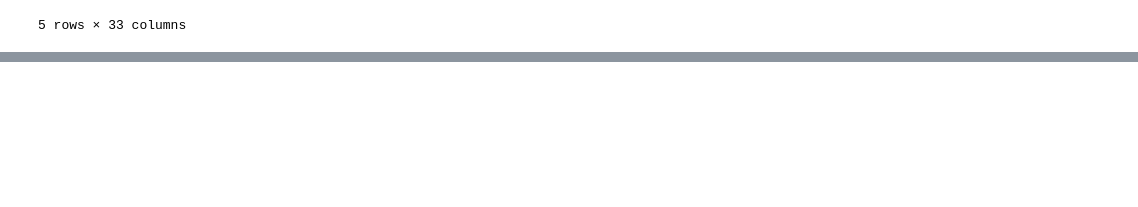
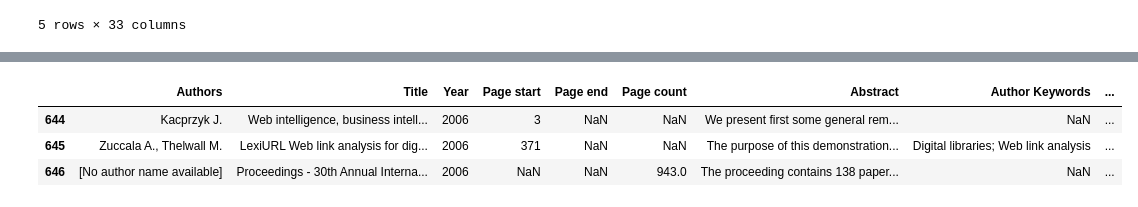
Before and after one commit to MaksOpp/web-intelligence-project, a Jupyter notebook: main.ipynb, the cells around one changed output, grey strips where cells are left out. Cells and saved outputs as stored; diff of their text form; code cells hidden in the pictures; blank space fills up the shorter version.

```diff
--- a/main.ipynb
+++ b/main.ipynb
@@ -30,0 +46,11 @@ data[data['Year'].between(2000 ,2006 ,inclusive = True)]
+# %%
+data = data[['Authors', 'Title', 'Year', 'Page start', 'Page end', 'Page count', 'Abstract',
+       'Author Keywords', 'Index Keywords', 'Correspondence Address',
+       'Language of Original Document',
+       'Document Type']]
+data.head(3)
+# %% [output]
+|  | Authors | Title | Year | Page start | Page end | Page count | Abstract | Author Keywords | ... |
+| 644 | Kacprzyk J. | Web intelligence, business intell... | 2006 | 3 | NaN | NaN | We present first some general rem... | NaN | ... |
+| 645 | Zuccala A., Thelwall M. | LexiURL Web link analysis for dig... | 2006 | 371 | NaN | NaN | The purpose of this demonstration... | Digital libraries; Web link analysis | ... |
+| 646 | [No author name available] | Proceedings - 30th Annual Interna... | 2006 | NaN | NaN | 943.0 | The proceeding contains 138 paper... | NaN | ... |
```
Also changed, not shown: parts of 14 cells of this notebook, 1 other file.
